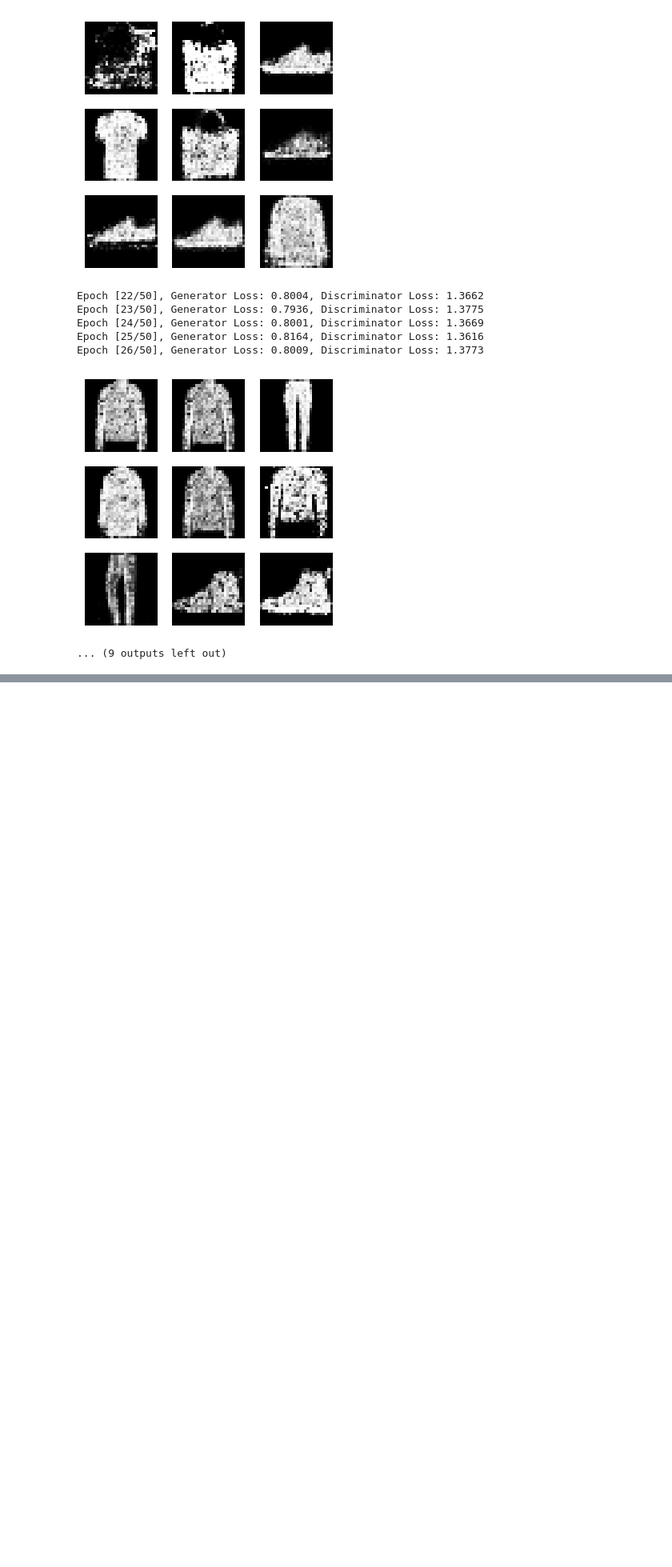
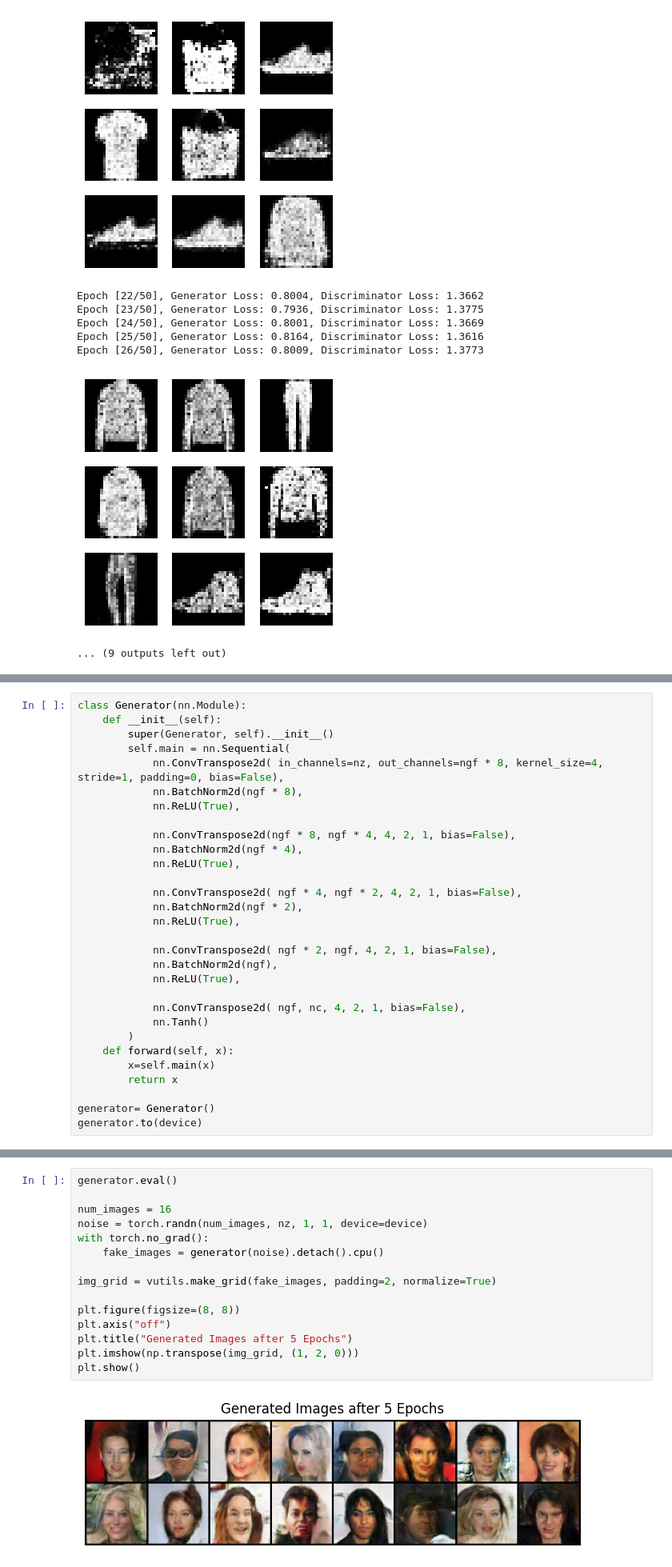
Before and after one commit to swayam279/AppStoneLab-AI-Intern, a Jupyter notebook: Pytorch/pytorch.ipynb, the cells around one changed output, grey strips where cells are left out. Shown at 80% size. Cells and saved outputs as stored; diff of their text form; blank space fills up the shorter version.

```diff
--- a/Pytorch/pytorch.ipynb
+++ b/Pytorch/pytorch.ipynb
@@ -2164,0 +2201,30 @@ Epoch [26/50], Generator Loss: 0.8009, Discriminator Loss: 1.3773
+# %%
+class Generator(nn.Module):
+    def __init__(self):
+        super(Generator, self).__init__()
+        self.main = nn.Sequential(
+            nn.ConvTranspose2d( in_channels=nz, out_channels=ngf * 8, kernel_size=4, stride=1, padding=0, bias=False),
+            nn.BatchNorm2d(ngf * 8),
+            nn.ReLU(True),
+
+            nn.ConvTranspose2d(ngf * 8, ngf * 4, 4, 2, 1, bias=False),
+            nn.BatchNorm2d(ngf * 4),
+            nn.ReLU(True),
+
+            nn.ConvTranspose2d( ngf * 4, ngf * 2, 4, 2, 1, bias=False),
+            nn.BatchNorm2d(ngf * 2),
+            nn.ReLU(True),
+
+            nn.ConvTranspose2d( ngf * 2, ngf, 4, 2, 1, bias=False),
+            nn.BatchNorm2d(ngf),
+            nn.ReLU(True),
+
+            nn.ConvTranspose2d( ngf, nc, 4, 2, 1, bias=False),
+            nn.Tanh()
+        )
+    def forward(self, x):
+        x=self.main(x)
+        return x
+
+generator= Generator()
+generator.to(device)
@@ -2164,0 +2374,17 @@ Epoch [26/50], Generator Loss: 0.8009, Discriminator Loss: 1.3773
+# %%
+generator.eval()
+
+num_images = 16
+noise = torch.randn(num_images, nz, 1, 1, device=device)
+with torch.no_grad():
+    fake_images = generator(noise).detach().cpu()
+
+img_grid = vutils.make_grid(fake_images, padding=2, normalize=True)
+
+plt.figure(figsize=(8, 8))
+plt.axis("off")
+plt.title("Generated Images after 5 Epochs")
+plt.imshow(np.transpose(img_grid, (1, 2, 0)))
+plt.show()
+# %% [output]
+[figure, added]
```
Also changed, not shown: parts of 11 cells of this notebook, 1 other file.
